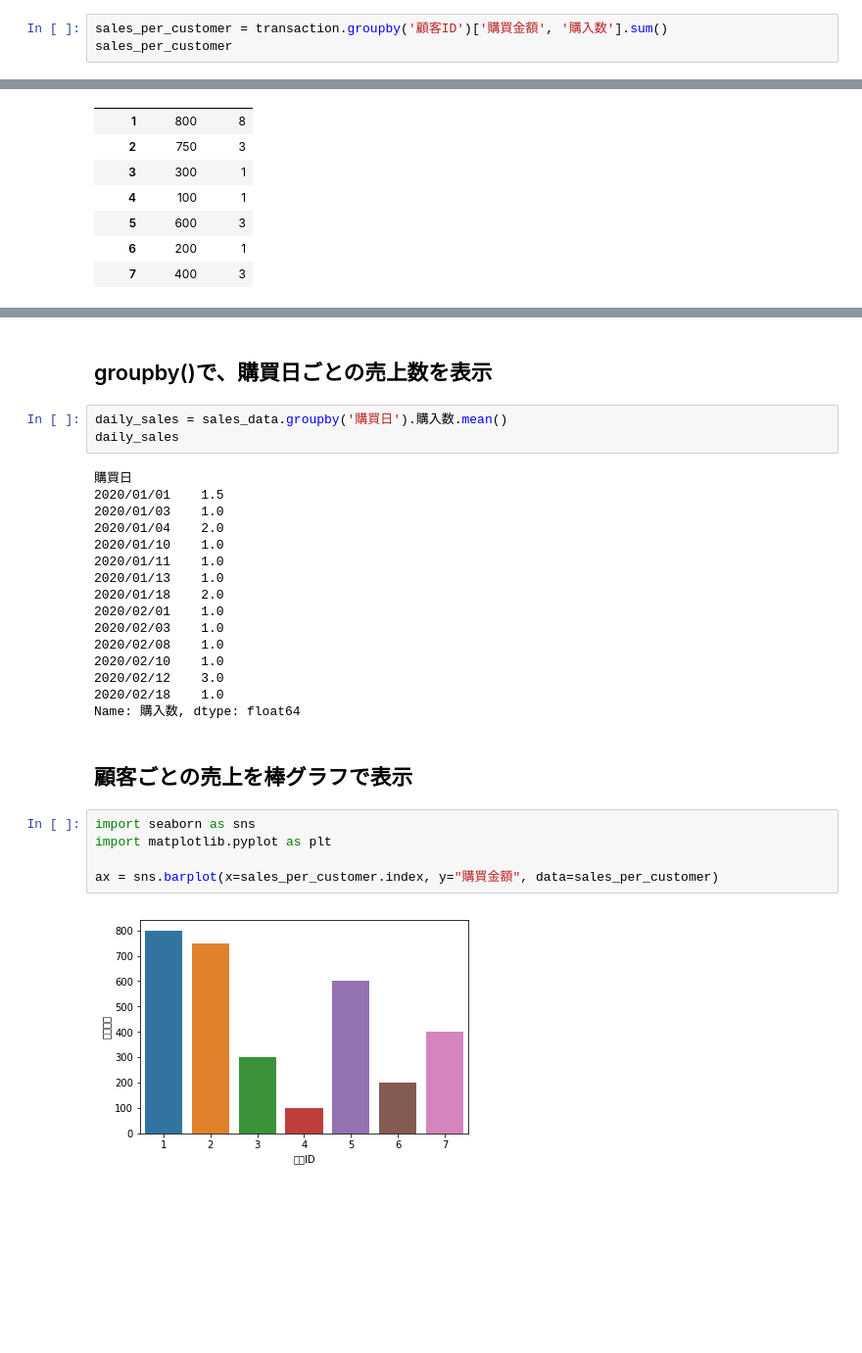
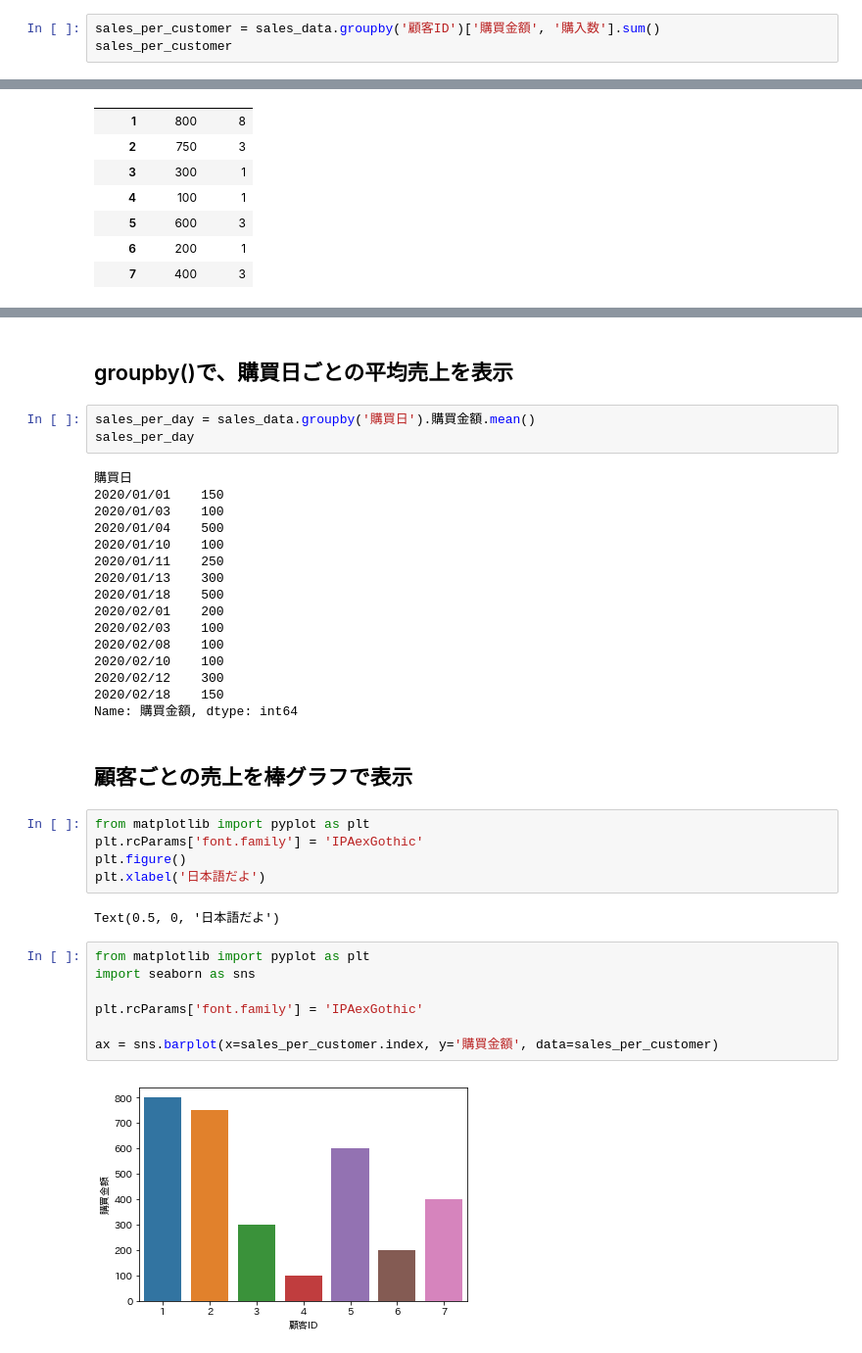
Before and after one commit to katsuhisa91/python_excel_book, a Jupyter notebook: sample/data_analysis/customer_analysis.ipynb, the cells around one changed output, grey strips where cells are left out. Shown at 98% size. Drawn from its saved outputs; the diff is of its cells as text; blank space fills up the shorter version.

Commit message:
Matplotlibの設定を修正するサンプルコードを追加

```diff
--- a/sample/data_analysis/customer_analysis.ipynb
+++ b/sample/data_analysis/customer_analysis.ipynb
@@ -95,7 +115,7 @@ sales_data
 # %% [markdown]
 ## groupby()で、顧客IDごとに購買金額と購入数を表示
 # %%
-sales_per_customer = transaction.groupby('顧客ID')['購買金額', '購入数'].sum()
+sales_per_customer = sales_data.groupby('顧客ID')['購買金額', '購入数'].sum()
 sales_per_customer
 # %% [output]
 |  | 購買金額 | 購入数 |
@@ -110,30 +156,39 @@ sales_per_customer
 # %% [markdown]
-## groupby()で、購買日ごとの売上数を表示
+## groupby()で、購買日ごとの平均売上を表示
 # %%
-daily_sales = sales_data.groupby('購買日').購入数.mean()
-daily_sales
+sales_per_day = sales_data.groupby('購買日').購買金額.mean()
+sales_per_day
 # %% [output]
 購買日
-2020/01/01    1.5
-2020/01/03    1.0
-2020/01/04    2.0
-2020/01/10    1.0
-2020/01/11    1.0
-2020/01/13    1.0
-2020/01/18    2.0
-2020/02/01    1.0
-2020/02/03    1.0
-2020/02/08    1.0
-2020/02/10    1.0
-2020/02/12    3.0
-2020/02/18    1.0
-Name: 購入数, dtype: float64
+2020/01/01    150
+2020/01/03    100
+2020/01/04    500
+2020/01/10    100
+2020/01/11    250
+2020/01/13    300
+2020/01/18    500
+2020/02/01    200
+2020/02/03    100
+2020/02/08    100
+2020/02/10    100
+2020/02/12    300
+2020/02/18    150
+Name: 購買金額, dtype: int64
 # %% [markdown]
 ## 顧客ごとの売上を棒グラフで表示
+# %%
+from matplotlib import pyplot as plt
+plt.rcParams['font.family'] = 'IPAexGothic'
+plt.figure()
+plt.xlabel('日本語だよ')
+# %% [output]
+Text(0.5, 0, '日本語だよ')
 # %%
+from matplotlib import pyplot as plt
 import seaborn as sns
-import matplotlib.pyplot as plt
 
-ax = sns.barplot(x=sales_per_customer.index, y="購買金額", data=sales_per_customer)
+plt.rcParams['font.family'] = 'IPAexGothic'
+
+ax = sns.barplot(x=sales_per_customer.index, y='購買金額', data=sales_per_customer)
 # %% [output]
-[figure, old version]
+[figure, new version]
```
Also changed, not shown: parts of 12 cells of this notebook.
